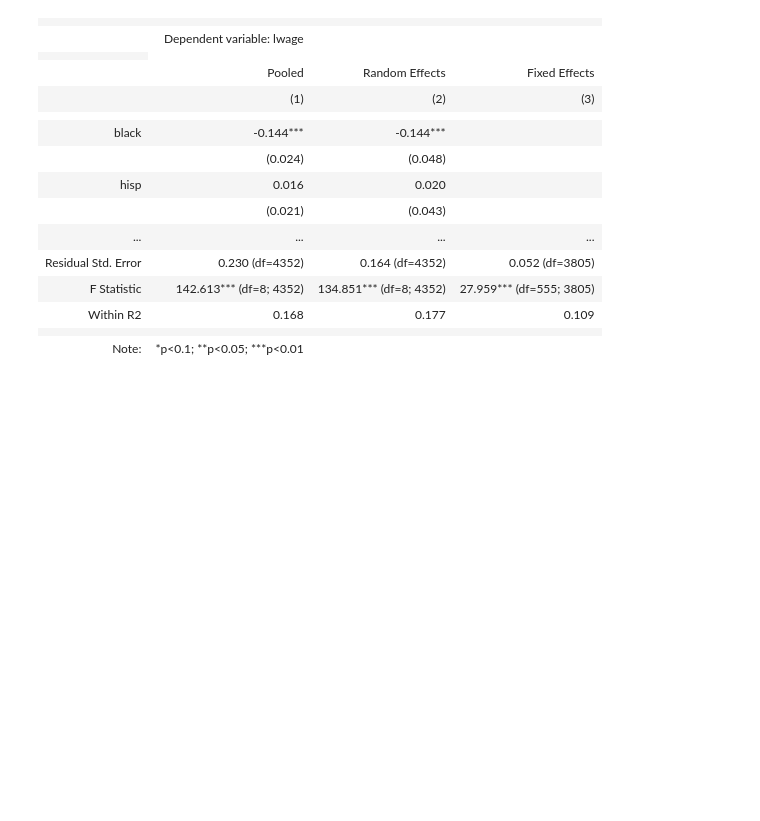
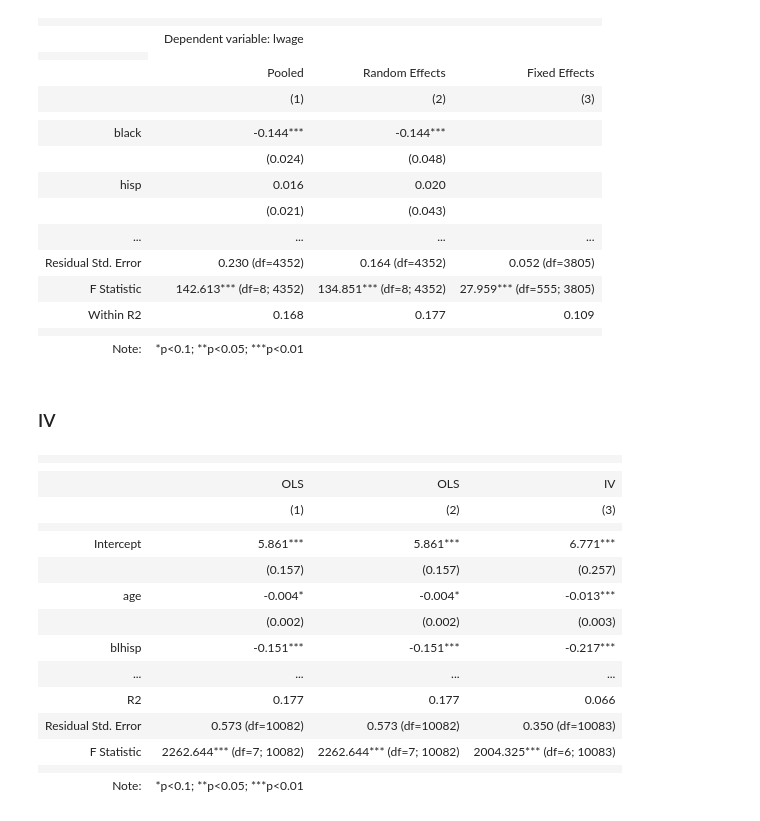
Before and after one commit to StatsReporting/stargazer, a Jupyter notebook: examples.ipynb, the cells around one changed output. Drawn from its saved outputs; the diff is of its cells as text; code cells hidden in the pictures; blank space fills up the shorter version.

Commit message:
Add support for IV2SLS models from linearmodels package

```diff
--- a/examples.ipynb
+++ b/examples.ipynb
@@ -487,3 +489,44 @@ panel_res
 | Within R2 | 0.168 | 0.177 | 0.109 |
 |  |  |  |  |
 | Note: | *p<0.1; **p<0.05; ***p<0.01 |  |  |
+# %% [markdown]
+### IV
+# %%
+import numpy as np
+from linearmodels.datasets import meps
+from linearmodels.iv import IV2SLS
+
+data = meps.load()
+data = data.dropna()
+
+formula = (
+    "np.log(drugexp) ~ 1 + totchr + age + linc + blhisp + [hi_empunion ~ ssiratio]"
+)
+mod = IV2SLS.from_formula(formula, data)
+iv_res2 = mod.fit(cov_type="robust")
+
+formula = "ldrugexp ~ 1 + totchr + female + age + linc + blhisp + hi_empunion"
+ols = IV2SLS.from_formula(formula, data)
+ols_res = ols.fit(cov_type="robust")
+
+formula = "ldrugexp ~ 1 + totchr + female + age + linc + blhisp + hi_empunion"
+ols_basic = ols.from_formula(formula, data).fit()
+iv_res = Stargazer([ols_res, ols_basic, iv_res2])
+iv_res.custom_columns(['OLS', 'OLS', 'IV'])
+# %% [output]
+|  |  |  |  |
+|  |
+|  | OLS | OLS | IV |
+|  | (1) | (2) | (3) |
+|  |  |  |  |
+| Intercept | 5.861*** | 5.861*** | 6.771*** |
+|  | (0.157) | (0.157) | (0.257) |
+| age | -0.004* | -0.004* | -0.013*** |
+|  | (0.002) | (0.002) | (0.003) |
+| blhisp | -0.151*** | -0.151*** | -0.217*** |
+| ... | ... | ... | ... |
+| R2 | 0.177 | 0.177 | 0.066 |
+| Residual Std. Error | 0.573 (df=10082) | 0.573 (df=10082) | 0.350 (df=10083) |
+| F Statistic | 2262.644*** (df=7; 10082) | 2262.644*** (df=7; 10082) | 2004.325*** (df=6; 10083) |
+|  |  |  |  |
+| Note: | *p<0.1; **p<0.05; ***p<0.01 |  |  |
```
Also changed, not shown: parts of 1 cell of this notebook, 1 other file.
